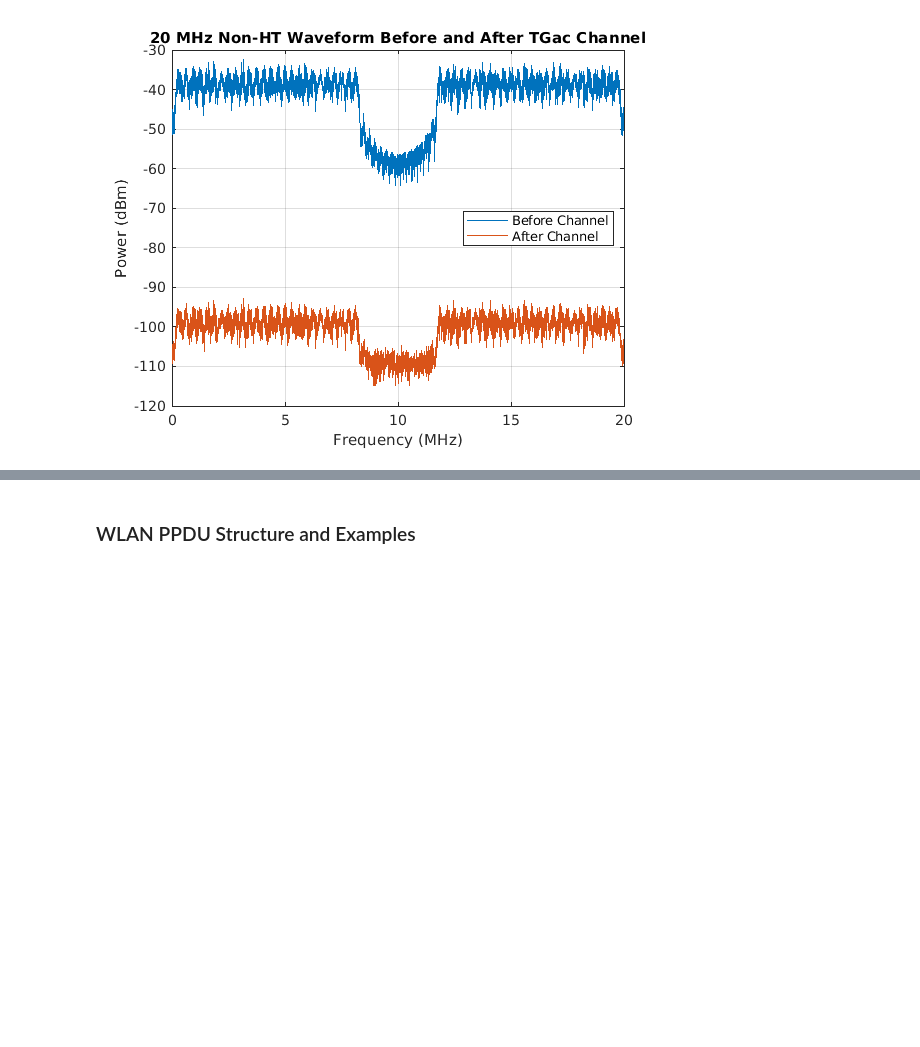
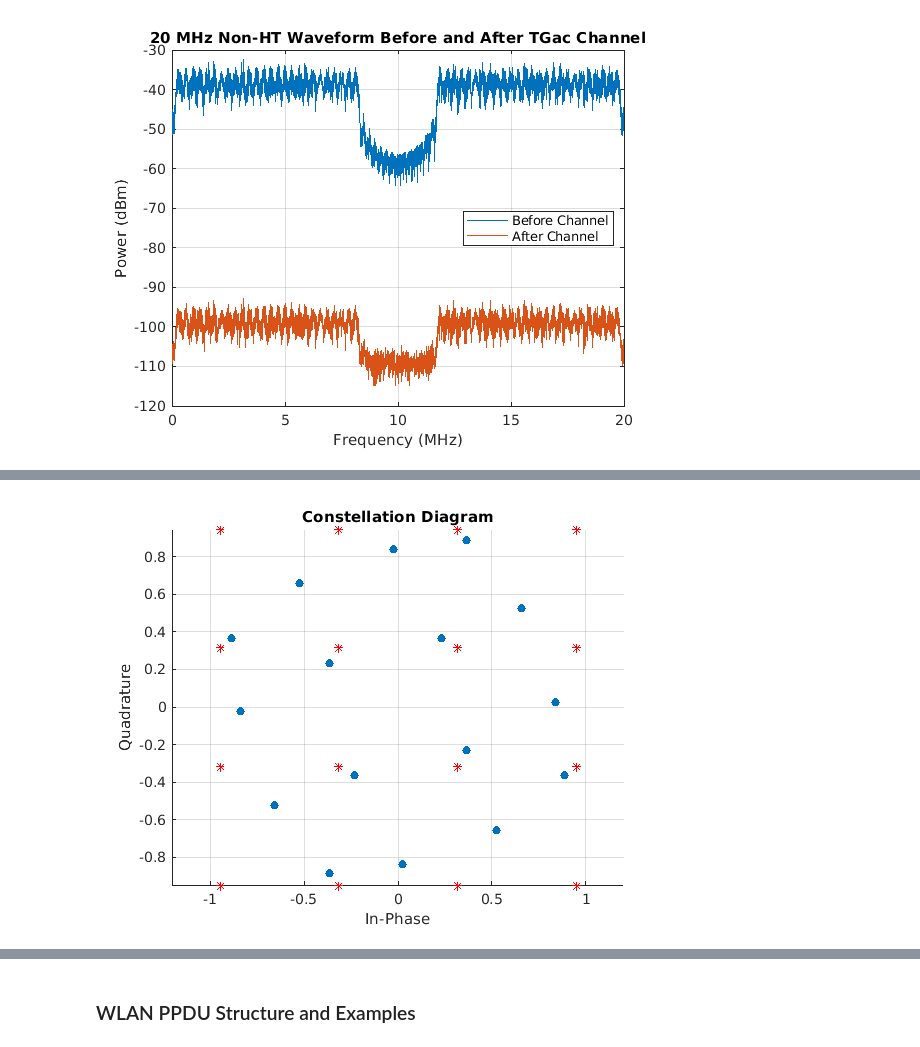
Before and after one commit to huhanwj/IERG6130-simulation, a Jupyter notebook: IERG6130-Simulation-Logbook.ipynb, the cells around one changed output, grey strips where cells are left out. Saved outputs shown, nothing was run; the diff lists cells and outputs as text; code cells hidden in the pictures; blank space fills up the shorter version.

```diff
--- a/IERG6130-Simulation-Logbook.ipynb
+++ b/IERG6130-Simulation-Logbook.ipynb
@@ -1148,0 +1225,15 @@ grid on;
+# %%
+amp.AMPMConversion = 1;
+txSig = amp(modSig);
+% constDiagram(txSig);
+figure;
+scatter(real(txSig), imag(txSig), 'filled');
+hold on;
+scatter(real(refConst), imag(refConst), 'r*');
+grid on;
+xlabel('In-Phase');
+ylabel('Quadrature');
+title('Constellation Diagram');
+axis equal;
+# %% [output]
+[figure, added]
```
Also changed, not shown: parts of 77 cells of this notebook, 3 other files.
